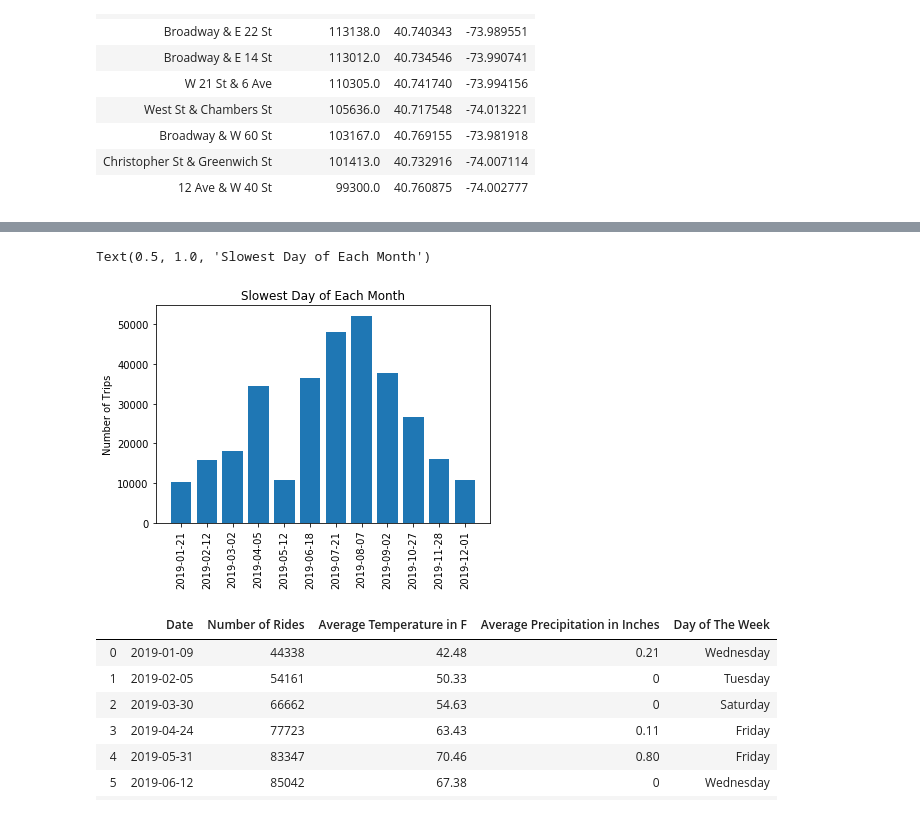
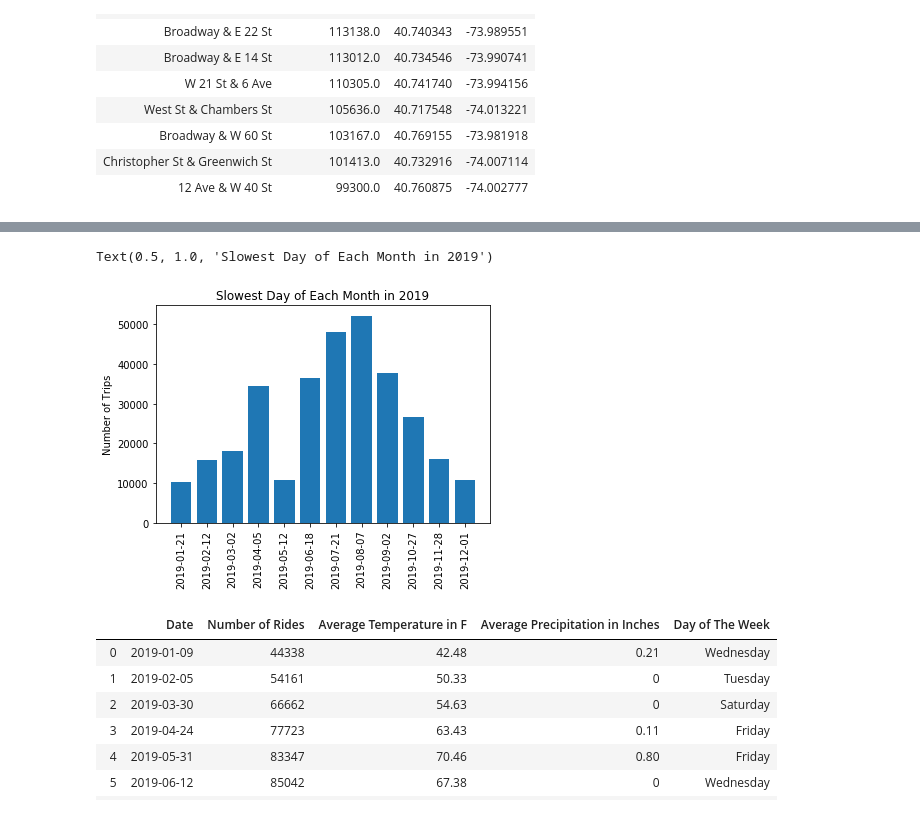
Before and after one commit to RU-Data-Science-GroupThree/NYC-CitiBike_Analysis, a Jupyter notebook: Alex V/CSV_CitiBike.ipynb, the cells around one changed output, grey strips where cells are left out. Saved outputs shown, nothing was run; the diff lists cells and outputs as text; code cells hidden in the pictures.

```diff
--- a/Alex V/CSV_CitiBike.ipynb
+++ b/Alex V/CSV_CitiBike.ipynb
@@ -667,11 +568,11 @@ Name: tripduration, dtype: int64
 # %%
 plt.bar(slowest_day_month_dates, height = slowest_day_month_rides)
 plt.xticks(rotation=90)
 plt.ylabel("Number of Trips")
-plt.title("Slowest Day of Each Month")
+plt.title("Slowest Day of Each Month in 2019")
 # %% [output]
-Text(0.5, 1.0, 'Slowest Day of Each Month')
+Text(0.5, 1.0, 'Slowest Day of Each Month in 2019')
-[figure, old version]
+[figure, new version]
 # %%
 slowest_days_df = pd.DataFrame(slowest_day_month_dates)
 slowest_days_df["Number of Rides"]= slowest_day_month_rides
```
Also changed, not shown: parts of 18 cells of this notebook, 1 other file.
